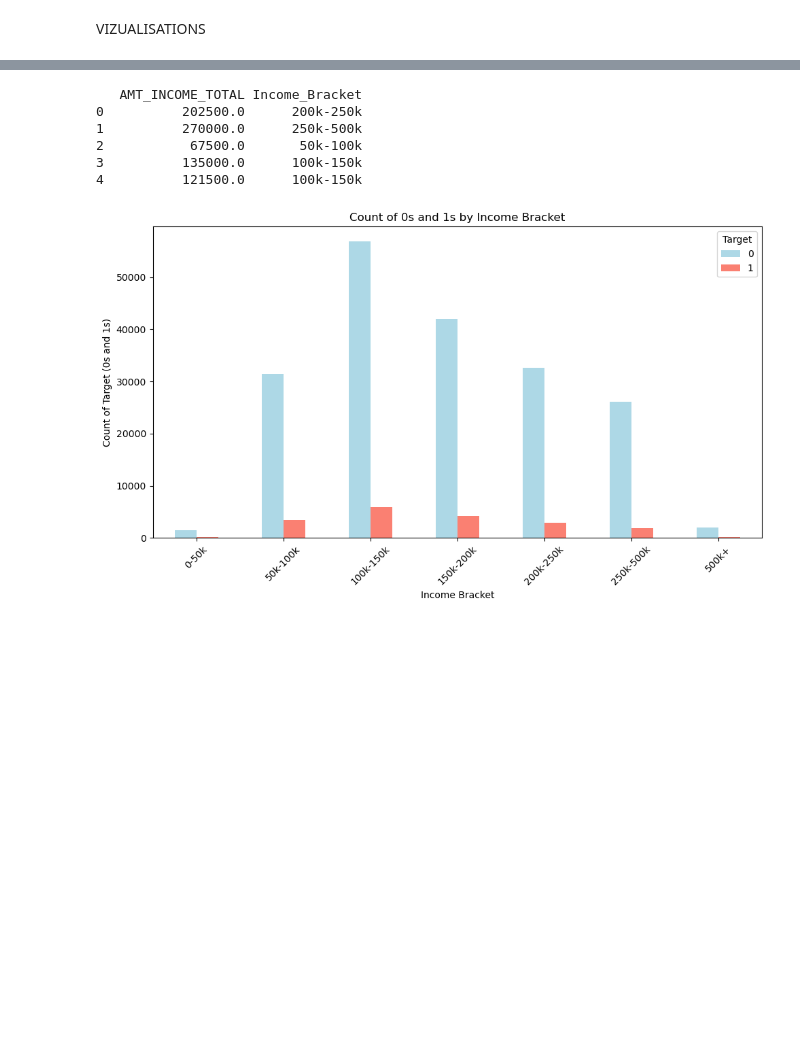
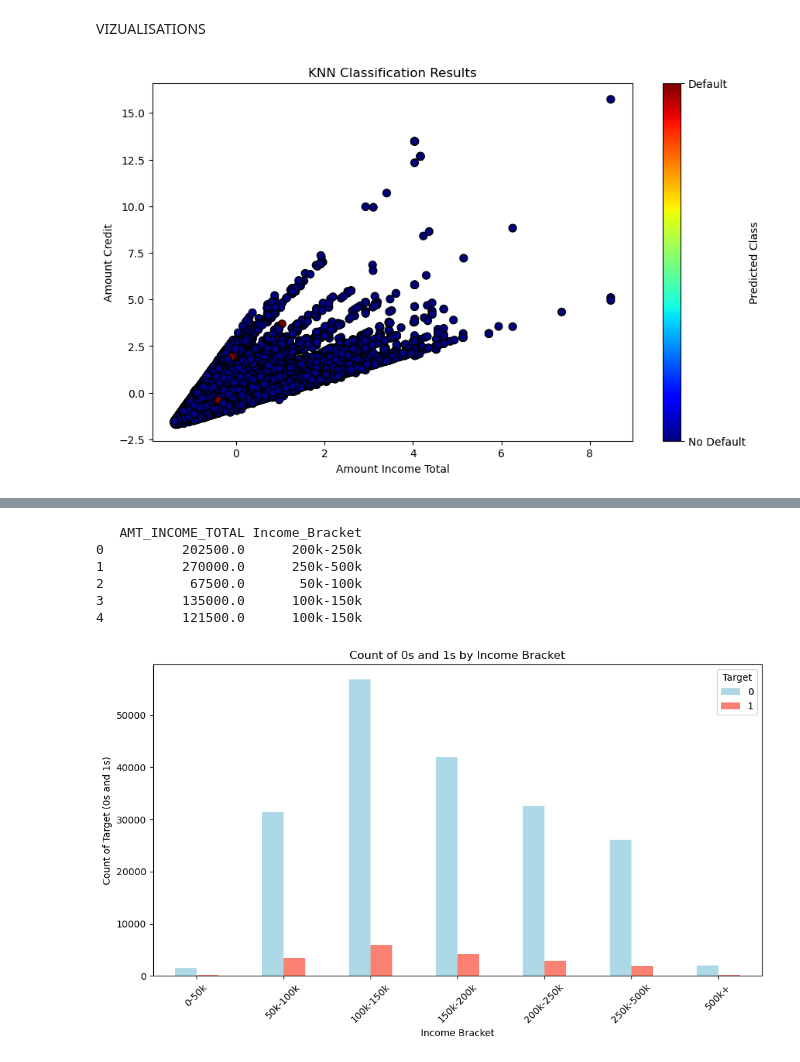
Before and after one commit to troyflood94/final_project, a Jupyter notebook: work_file.ipynb, the cells around one changed output, grey strips where cells are left out. Drawn from its saved outputs; the diff is of its cells as text; code cells hidden in the pictures; blank space fills up the shorter version.

Commit message:
consolidated visuals to one file

```diff
--- a/work_file.ipynb
+++ b/work_file.ipynb
@@ -199,2 +205,22 @@ weighted avg       0.85      0.91      0.87     52722
 # %% [markdown]
 VIZUALISATIONS
+# %%
+# Selecting data for visualization
+X_test_subset = X_test_scaled[:, :4]
+# %%
+#create class maps
+class_mapping = {0: "No Default", 1: "Default"}
+y_pred_labels = [class_mapping[label] for label in y_pred]
+# %%
+#plot the amount of credit versus total income
+plt.figure(figsize=(10, 6))
+scatter = plt.scatter(X_test_subset[:, 2], X_test_subset[:, 3], c=y_pred, cmap='jet', edgecolor='k', s=50)
+plt.title('KNN Classification Results')
+plt.xlabel('Amount Income Total')
+plt.ylabel('Amount Credit')
+cbar = plt.colorbar(scatter, ticks=np.unique(y_pred))
+cbar.ax.set_yticklabels([class_mapping[i] for i in np.unique(y_pred)])
+cbar.set_label('Predicted Class')
+plt.show()
+# %% [output]
+[figure, added]
```
Also changed, not shown: parts of 7 cells of this notebook.
